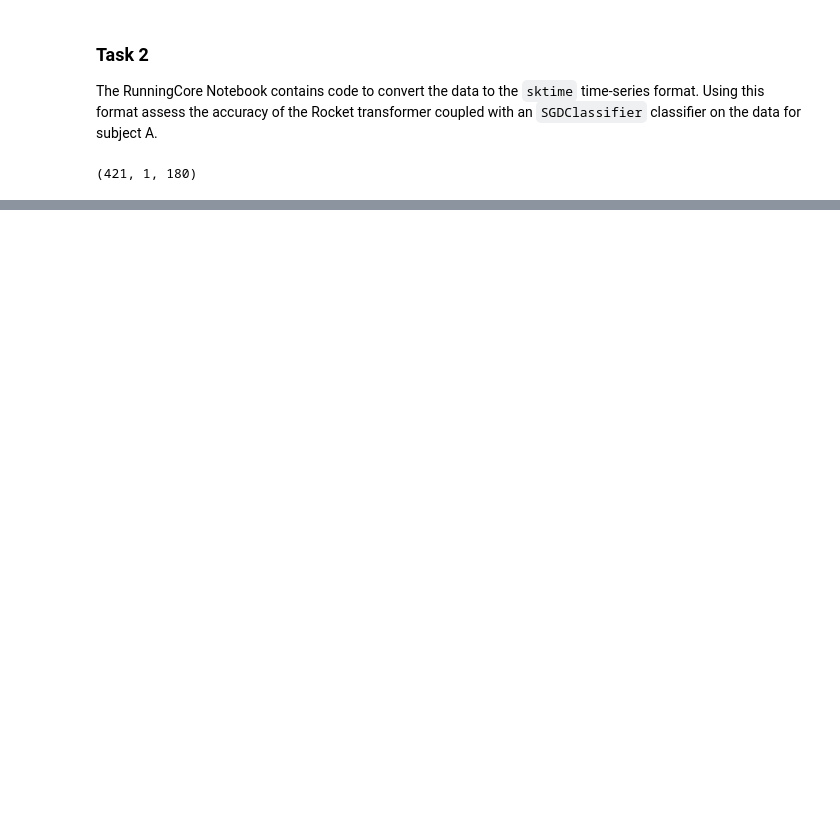
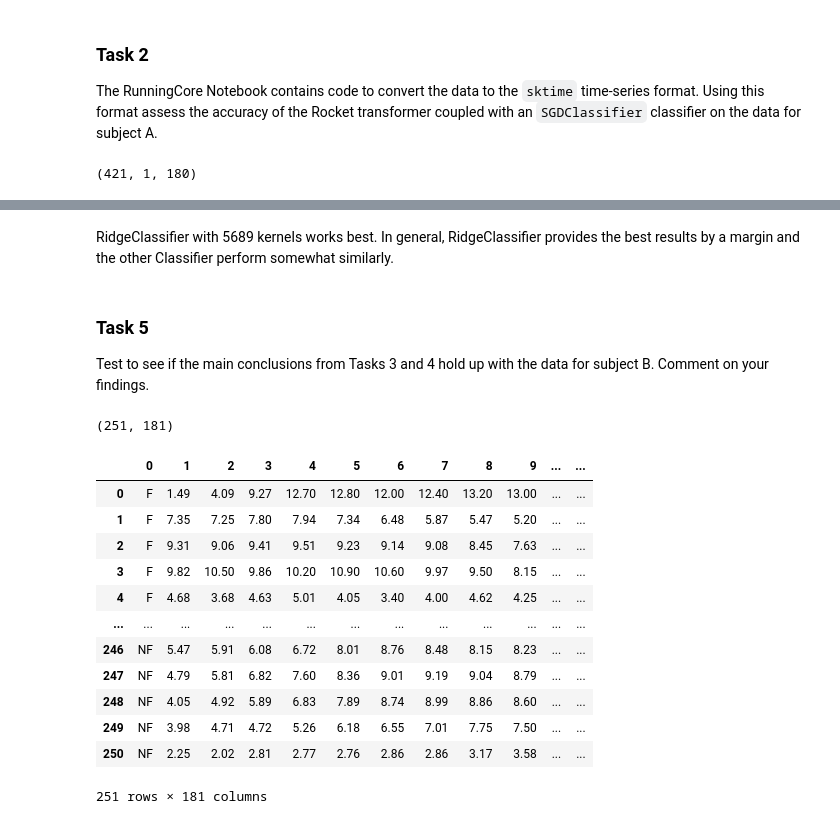
Before and after one commit to tmnstllr/ucd-machine_learning, a Jupyter notebook: RunningCore.ipynb, the cells around one changed output, grey strips where cells are left out. Drawn from its saved outputs; the diff is of its cells as text; code cells hidden in the pictures; blank space fills up the shorter version.

```diff
--- a/RunningCore.ipynb
+++ b/RunningCore.ipynb
@@ -78,0 +286,25 @@ X3d.shape
+# %% [markdown]
+RidgeClassifier with 5689 kernels works best.
+In general, RidgeClassifier provides the best results by a margin and the other Classifier perform somewhat similarly.
+# %% [markdown]
+### Task 5
+Test to see if the main conclusions from Tasks 3 and 4 hold up with the data for subject B. Comment on your findings.
+# %%
+fatigue_df_b = pd.read_csv('fatigueB.csv', header = None) # sep = '\s+')
+print(fatigue_df_b.shape)
+fatigue_df_b
+# %% [output]
+(251, 181)
+|  | 0 | 1 | 2 | 3 | 4 | 5 | 6 | 7 | 8 | 9 | ... | ... |
+| 0 | F | 1.49 | 4.09 | 9.27 | 12.70 | 12.80 | 12.00 | 12.40 | 13.20 | 13.00 | ... | ... |
+| 1 | F | 7.35 | 7.25 | 7.80 | 7.94 | 7.34 | 6.48 | 5.87 | 5.47 | 5.20 | ... | ... |
+| 2 | F | 9.31 | 9.06 | 9.41 | 9.51 | 9.23 | 9.14 | 9.08 | 8.45 | 7.63 | ... | ... |
+| 3 | F | 9.82 | 10.50 | 9.86 | 10.20 | 10.90 | 10.60 | 9.97 | 9.50 | 8.15 | ... | ... |
+| 4 | F | 4.68 | 3.68 | 4.63 | 5.01 | 4.05 | 3.40 | 4.00 | 4.62 | 4.25 | ... | ... |
+| ... | ... | ... | ... | ... | ... | ... | ... | ... | ... | ... | ... | ... |
+| 246 | NF | 5.47 | 5.91 | 6.08 | 6.72 | 8.01 | 8.76 | 8.48 | 8.15 | 8.23 | ... | ... |
+| 247 | NF | 4.79 | 5.81 | 6.82 | 7.60 | 8.36 | 9.01 | 9.19 | 9.04 | 8.79 | ... | ... |
+| 248 | NF | 4.05 | 4.92 | 5.89 | 6.83 | 7.89 | 8.74 | 8.99 | 8.86 | 8.60 | ... | ... |
+| 249 | NF | 3.98 | 4.71 | 4.72 | 5.26 | 6.18 | 6.55 | 7.01 | 7.75 | 7.50 | ... | ... |
+| 250 | NF | 2.25 | 2.02 | 2.81 | 2.77 | 2.76 | 2.86 | 2.86 | 3.17 | 3.58 | ... | ... |
+251 rows × 181 columns
```
Also changed, not shown: parts of 21 cells of this notebook.
